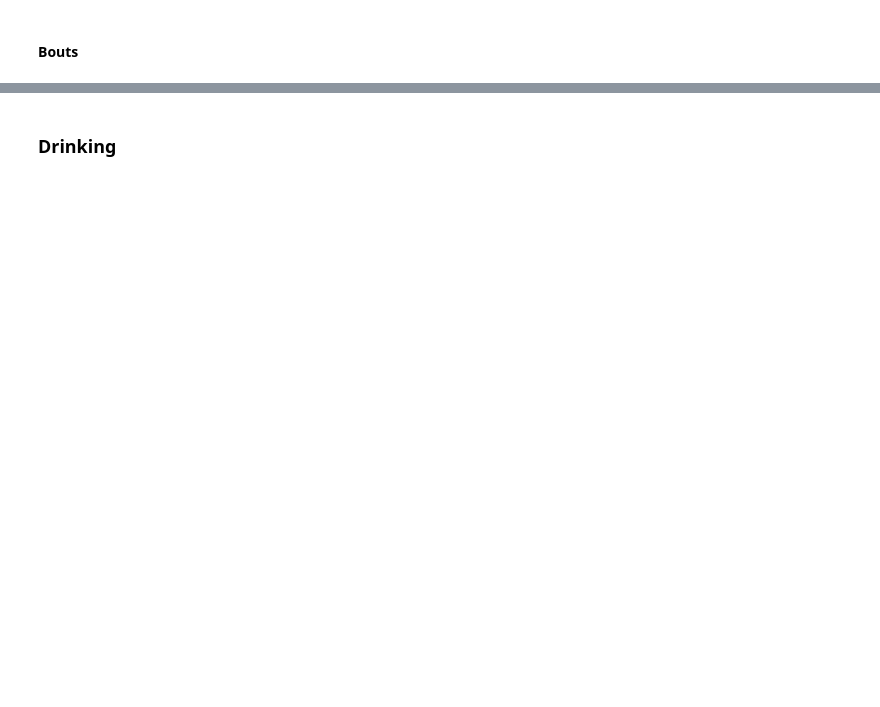
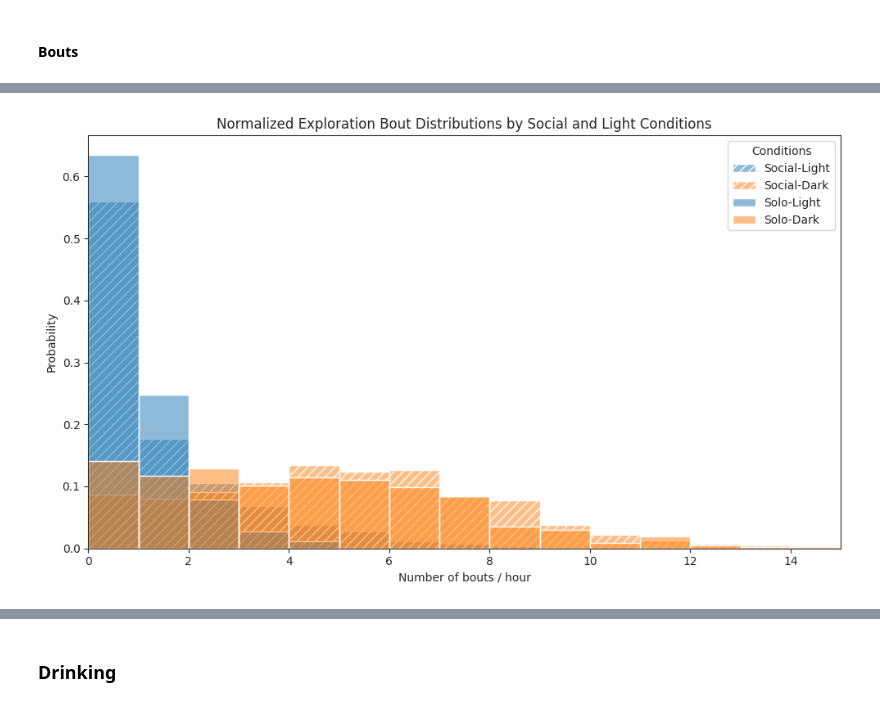
Before and after one commit to SainsburyWellcomeCentre/aeon_docs, a Jupyter notebook: src/user/how_to/social_analysis2.ipynb, the cells around one changed output, grey strips where cells are left out. Cells and saved outputs as stored; diff of their text form; code cells hidden in the pictures; blank space fills up the shorter version.

```diff
--- a/src/user/how_to/social_analysis2.ipynb
+++ b/src/user/how_to/social_analysis2.ipynb
@@ -2236,0 +619,36 @@ Text(0.4, 0.68, 'Two-sample t-tests:\nLight conditions: p = 7.87e-151\nDark cond
+# %%
+# Plot hist of bouts per hour
+fig, ax = plt.subplots(figsize=(10, 6))
+# Plot histograms for each combination
+for i, (social_val, light_val) in enumerate(combos):
+    subset = explore_hour_df[
+        (explore_hour_df["social"] == social_val)
+        & (explore_hour_df["light"] == light_val)
+    ]
+    # Plot normalized histogram
+    hist = sns.histplot(
+        data=subset,
+        x="n_bouts",
+        stat="probability",
+        alpha=0.5,
+        color=colors[light_val],
+        label=labels[i],
+        common_norm=False,  # Ensure each histogram is normalized separately
+        axes=ax,
+        binwidth=1,
+    )
+    # Set hatch pattern for bars
+    if hatches[social_val]:
+        for bar in hist.patches:
+            bar.set_hatch(hatches[social_val])
+
+ax.set_title("Normalized Exploration Bout Distributions by Social and Light Conditions")
+ax.set_xlabel("Number of bouts / hour")
+ax.set_ylabel("Probability")
+ax.legend(title="Conditions")
+ax.set_xticks(np.arange(0, 15, 2))
+ax.set_xlim(0, 15)
+plt.tight_layout()
+plt.show()
+# %% [output]
+[figure, added]
```
Also changed, not shown: parts of 120 cells of this notebook, 2 other files.
